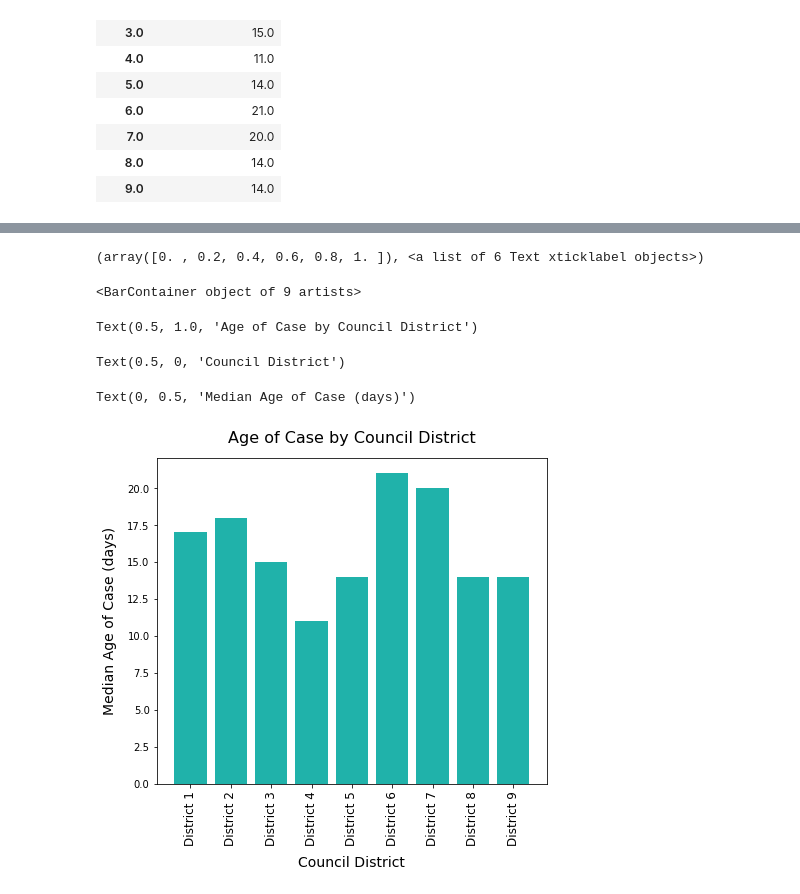
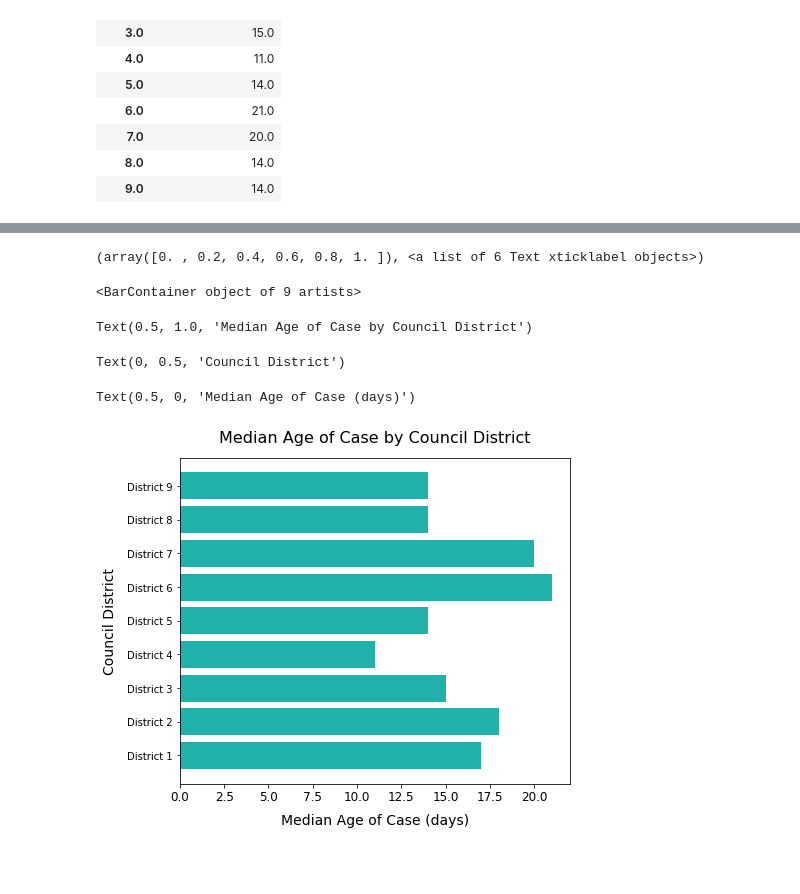
Before and after one commit to lidiomarx/SD-Potholes, a Jupyter notebook: jmc39/potholes_time_period_jmc39.ipynb, the cells around one changed output, grey strips where cells are left out. Saved outputs shown, nothing was run; the diff lists cells and outputs as text; code cells hidden in the pictures; blank space fills up the shorter version.

```diff
--- a/jmc39/potholes_time_period_jmc39.ipynb
+++ b/jmc39/potholes_time_period_jmc39.ipynb
@@ -414,23 +475,23 @@ Text(0.5, 0.98, '')
 # %%
 # Bar plot Age of Case by Council District
 council_districts = 9
 district = np.arange(months)  # the x locations for the month groups
 width = 0.27
 
 fig = plt.subplots(figsize=(7,6))
 x_cd = pothole_reports_CD['district']
 y_cd = pothole_reports_CD['Median Age of Case']
 
-plt.xticks(fontsize=12, rotation=90)
-plt.bar(x_cd,y_cd, color="lightseagreen", tick_label=district_labels)
-plt.title("Age of Case by Council District", fontsize=16, pad=15)
-plt.xlabel("Council District", fontsize=14, labelpad=10)
-plt.ylabel("Median Age of Case (days)", fontsize=14, labelpad=10)
+plt.xticks(fontsize=12)
+plt.barh(x_cd,y_cd, color="lightseagreen", tick_label=district_labels)
+plt.title("Median Age of Case by Council District", fontsize=16, pad=15)
+plt.ylabel("Council District", fontsize=14, labelpad=10)
+plt.xlabel("Median Age of Case (days)", fontsize=14, labelpad=10)
 plt.show()
 # %% [output]
 (array([0. , 0.2, 0.4, 0.6, 0.8, 1. ]), <a list of 6 Text xticklabel objects>)
 <BarContainer object of 9 artists>
-Text(0.5, 1.0, 'Age of Case by Council District')
+Text(0.5, 1.0, 'Median Age of Case by Council District')
-Text(0.5, 0, 'Council District')
+Text(0, 0.5, 'Council District')
-Text(0, 0.5, 'Median Age of Case (days)')
+Text(0.5, 0, 'Median Age of Case (days)')
-[figure, old version]
+[figure, new version]
```
Also changed, not shown: parts of 8 cells of this notebook, 6 other files.
